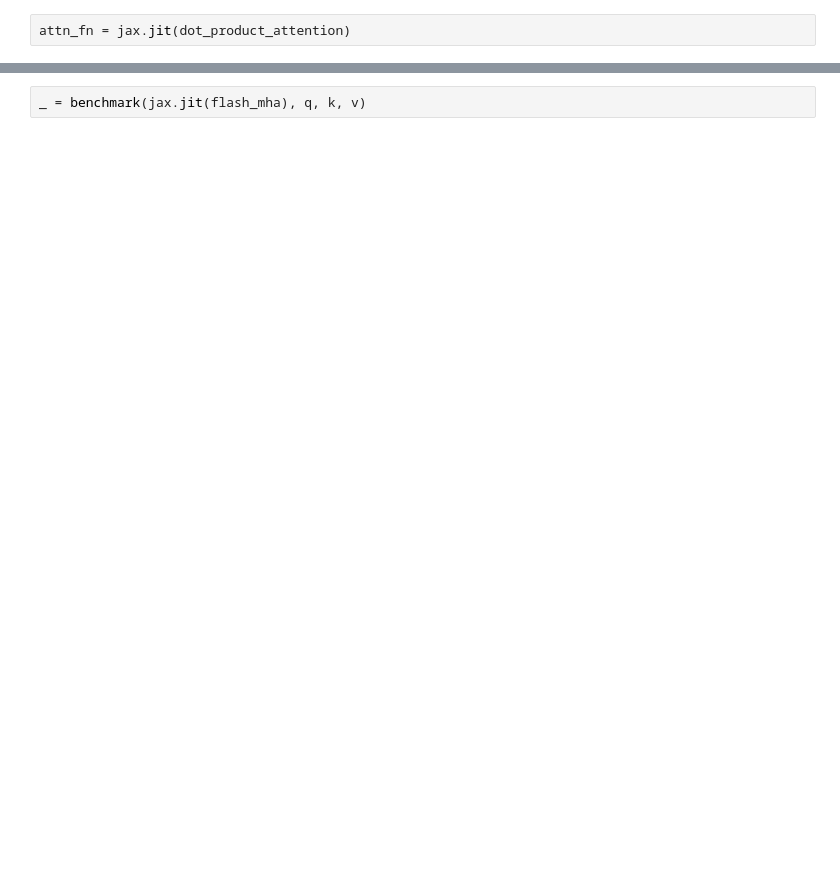
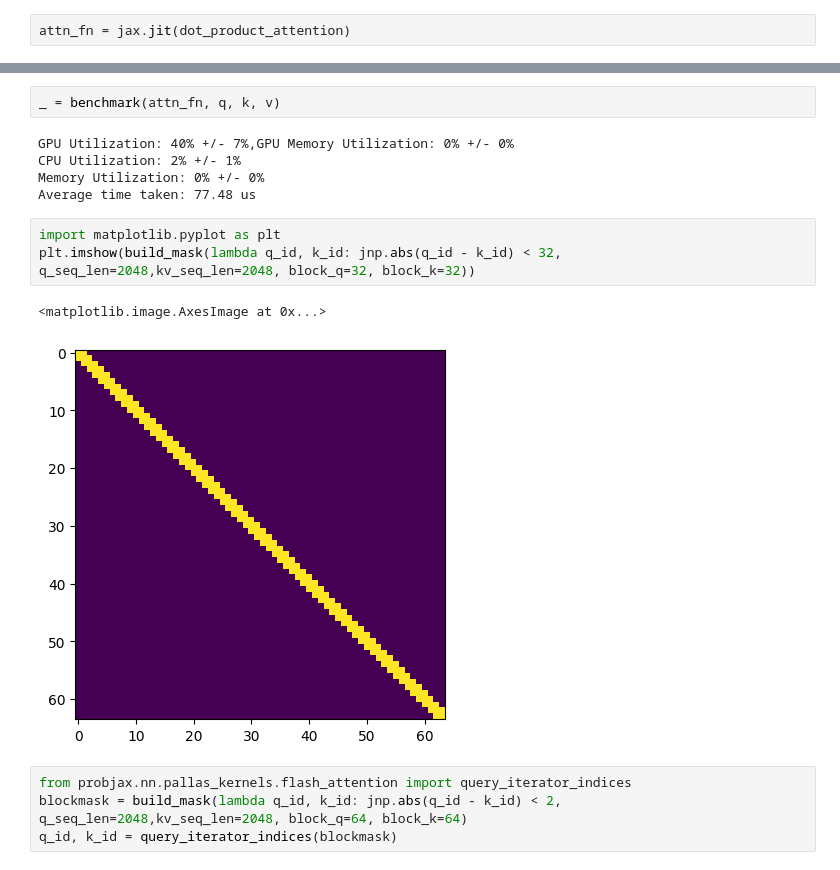
Before and after one commit to mackelab/probjax, a Jupyter notebook: examples/nn/transformers/attention.ipynb, the cells around one changed output, grey strips where cells are left out. Cells and saved outputs as stored; diff of their text form; blank space fills up the shorter version.

```diff
--- a/examples/nn/transformers/attention.ipynb
+++ b/examples/nn/transformers/attention.ipynb
@@ -49,2 +129,17 @@ v = jax.random.normal(jax.random.PRNGKey(2), (1,seq_len, 4, 32), dtype=jnp.bfloa
 # %%
-_ = benchmark(jax.jit(flash_mha), q, k, v)
+_ = benchmark(attn_fn, q, k, v)
+# %% [output]
+GPU Utilization: 40% +/- 7%,GPU Memory Utilization: 0% +/- 0%
+CPU Utilization: 2% +/- 1%
+Memory Utilization: 0% +/- 0%
+Average time taken: 77.48 us
+# %%
+import matplotlib.pyplot as plt
+plt.imshow(build_mask(lambda q_id, k_id: jnp.abs(q_id - k_id) < 32, q_seq_len=2048,kv_seq_len=2048, block_q=32, block_k=32))
+# %% [output]
+<matplotlib.image.AxesImage at 0x...>
+[figure, added]
+# %%
+from probjax.nn.pallas_kernels.flash_attention import query_iterator_indices
+blockmask = build_mask(lambda q_id, k_id: jnp.abs(q_id - k_id) < 2, q_seq_len=2048,kv_seq_len=2048, block_q=64, block_k=64)
+q_id, k_id = query_iterator_indices(blockmask)
```
Also changed, not shown: parts of 30 cells of this notebook, 4 other files.
